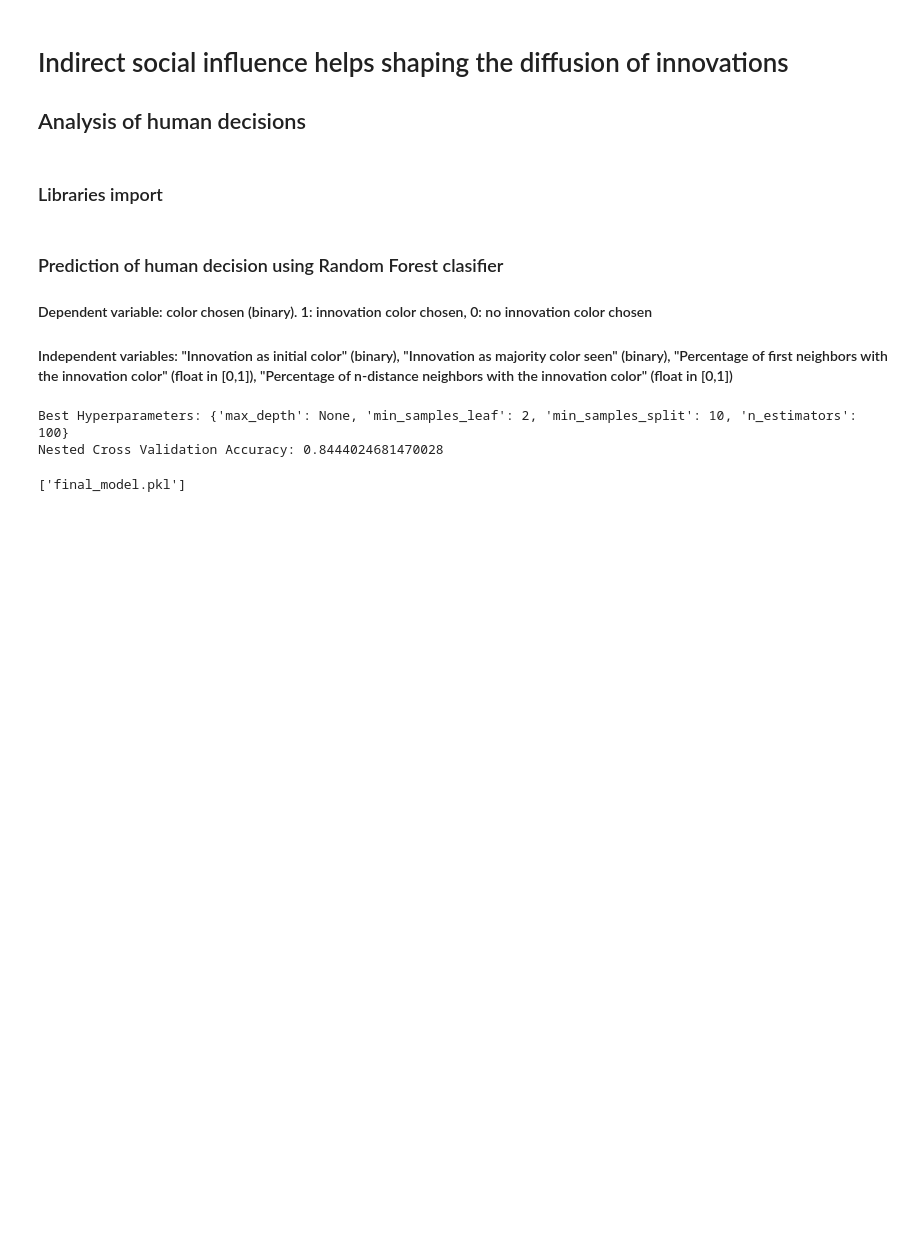
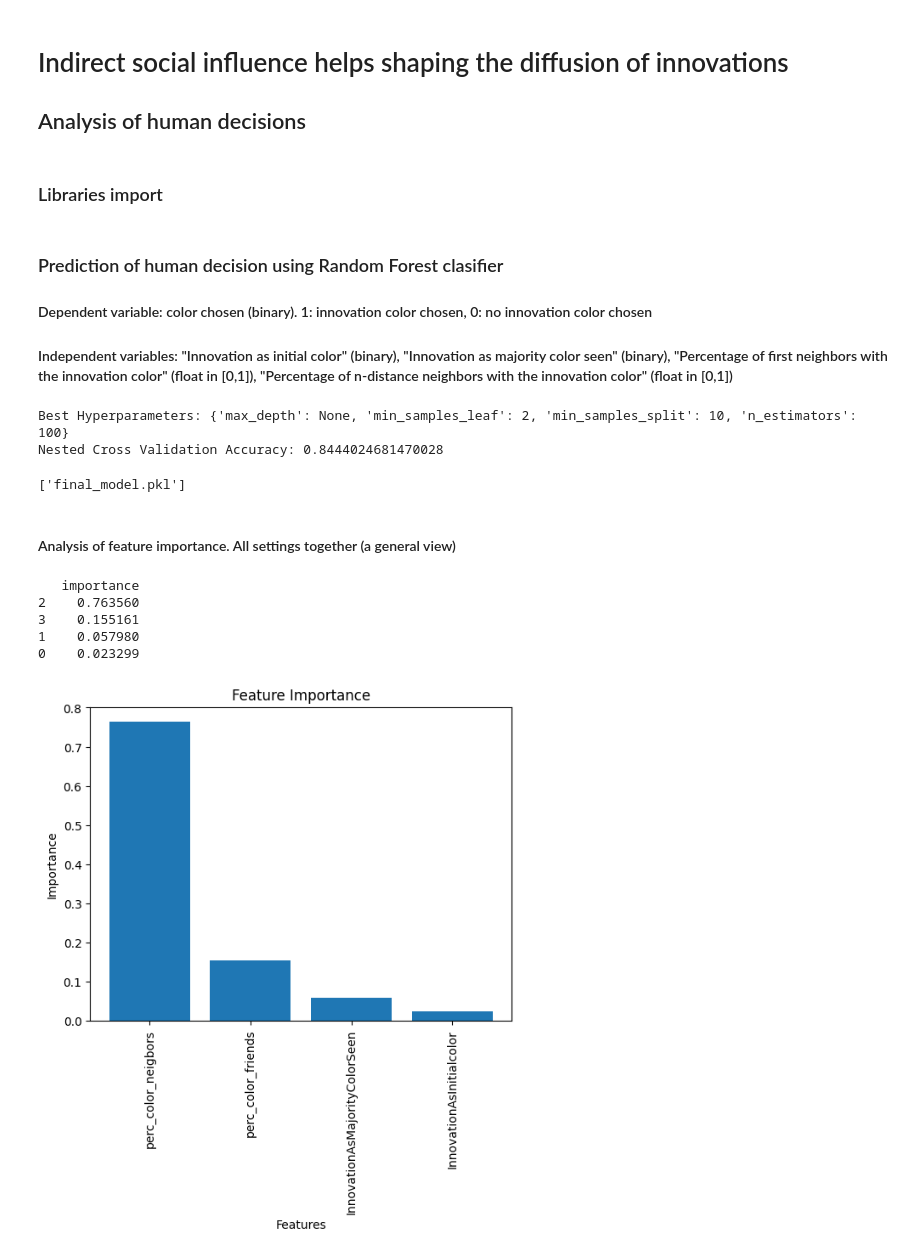
Before and after one commit to mpereda/Indirect-social-influence-helps-shaping-the-diffusion-of-innovations, a Jupyter notebook: Analysis of human decisions/RandomForest.ipynb, the cells around one changed output. Saved outputs shown, nothing was run; the diff lists cells and outputs as text; code cells hidden in the pictures; blank space fills up the shorter version.

```diff
--- a/Analysis of human decisions/RandomForest.ipynb
+++ b/Analysis of human decisions/RandomForest.ipynb
@@ -83,3 +83,38 @@ joblib.dump(final_model, "final_model.pkl")
 Best Hyperparameters: {'max_depth': None, 'min_samples_leaf': 2, 'min_samples_split': 10, 'n_estimators': 100}
 Nested Cross Validation Accuracy: 0.8444024681470028
 ['final_model.pkl']
+# %% [markdown]
+#### Analysis of feature importance. All settings together (a general view)
+# %%
+# Load the model
+final_model = joblib.load("final_model.pkl")
+
+# Now create a figure of the importance of each feature
+# Get feature importances
+importances = final_model.feature_importances_
+# Get feature names
+feature_names = data.drop('Adopted_color', axis=1).columns
+# Sort feature importances in descending order
+indices = np.argsort(importances)[::-1]
+# Create plot
+plt.figure()
+plt.title("Feature Importance")
+plt.bar(range(len(importances)), importances[indices])
+plt.xticks(range(len(importances)), feature_names[indices], rotation=90)
+plt.xlabel("Features")
+plt.ylabel("Importance")
+#plt.show()
+
+#Save to pdf
+plt.savefig("Feature_importance.pdf", format="pdf", bbox_inches="tight")
+
+feature_importances = pd.DataFrame(final_model.feature_importances_,
+                                   columns=['importance']).sort_values('importance', ascending=False)
+print(feature_importances)
+# %% [output]
+   importance
+2    0.763560
+3    0.155161
+1    0.057980
+0    0.023299
+[figure, added]
```
Also changed, not shown: parts of 2 cells of this notebook, 1 other file.
